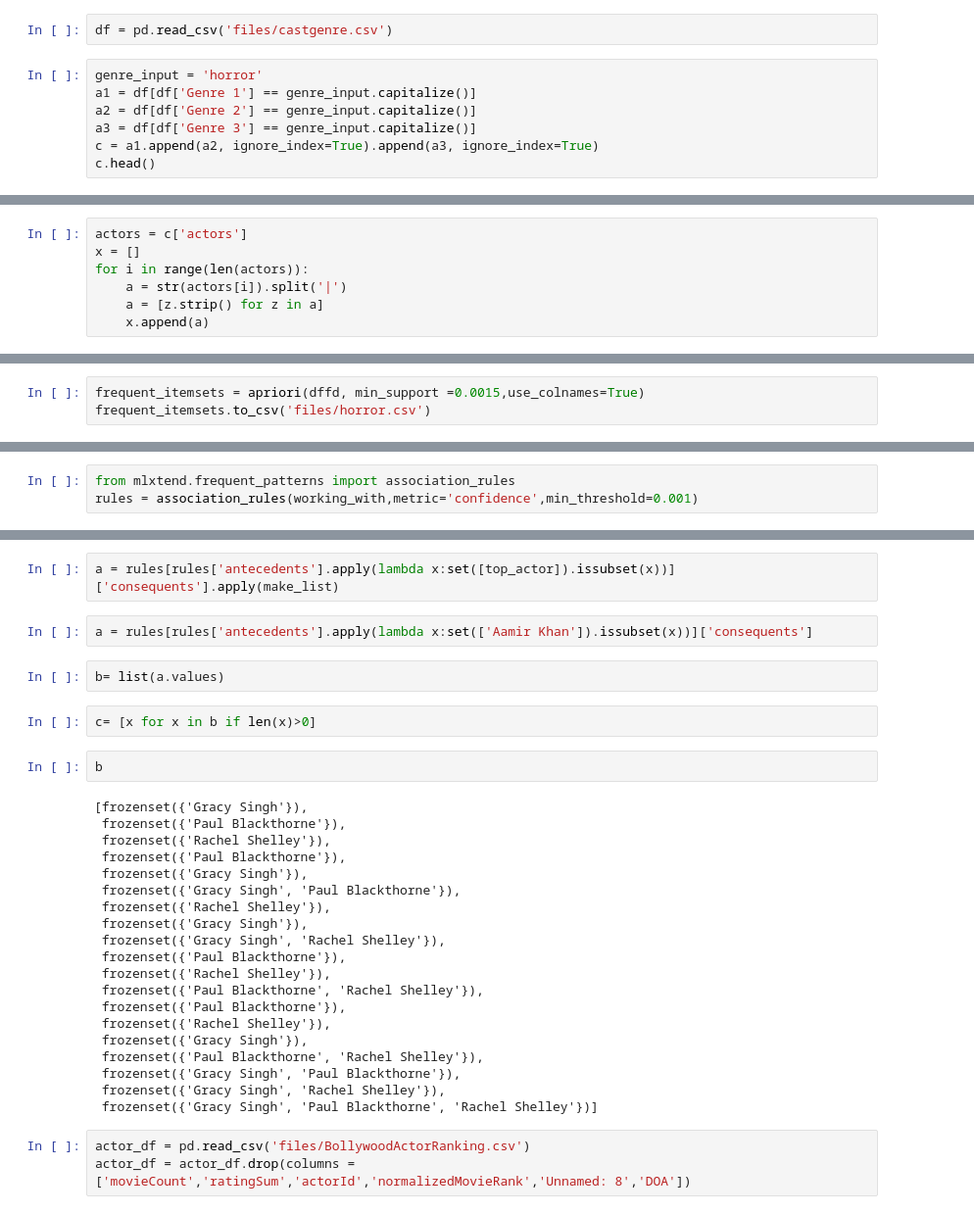
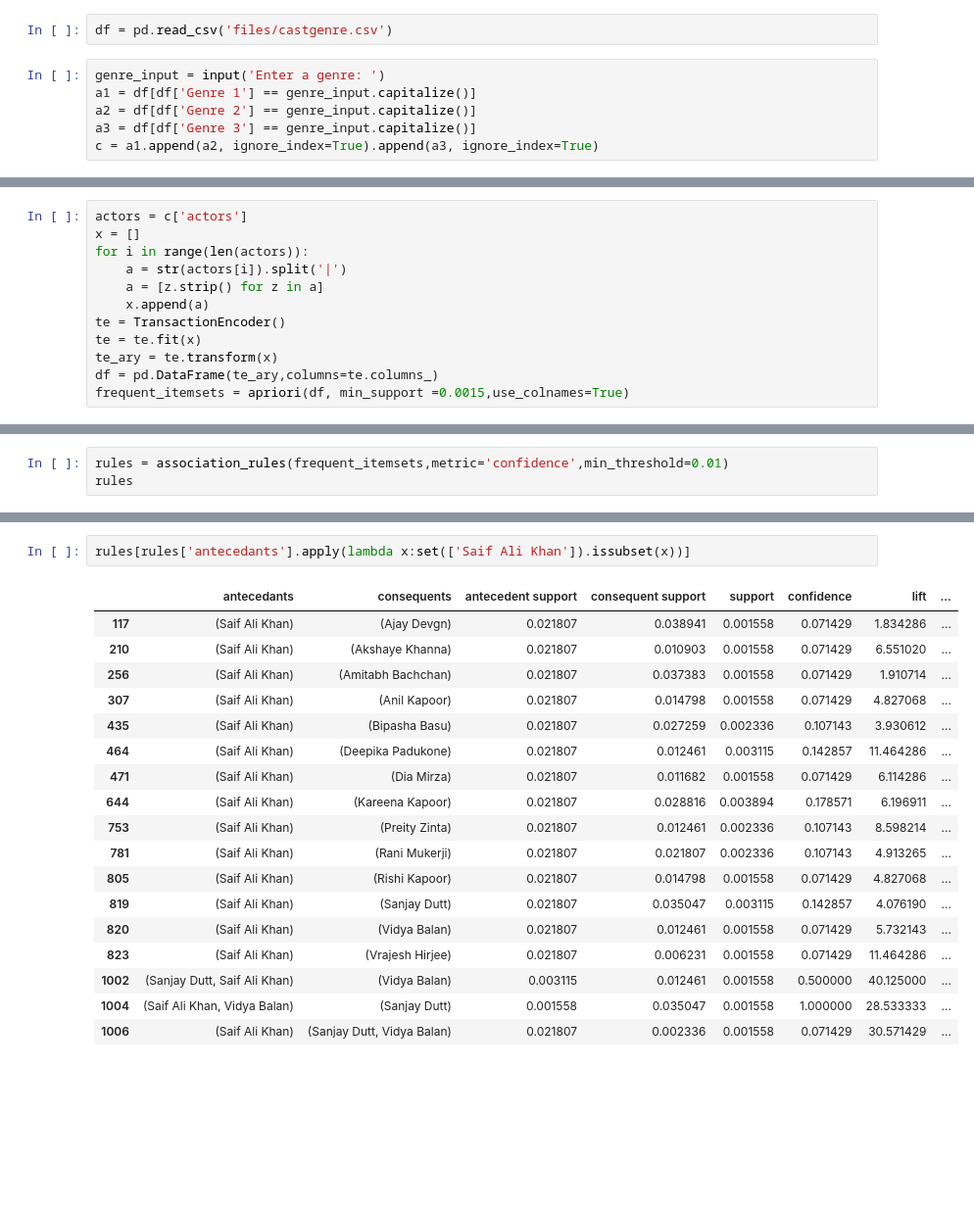
Before and after one commit to sanketsut/BE-Star-Cast-Recomm, a Jupyter notebook: Using apriori.ipynb, the cells around one changed output, grey strips where cells are left out. Shown at 98% size. Cells and saved outputs as stored; diff of their text form; blank space fills up the shorter version.

```diff
--- a/Using apriori.ipynb
+++ b/Using apriori.ipynb
@@ -8,10 +8,9 @@ from mlxtend.frequent_patterns import association_rules
 # %%
 df = pd.read_csv('files/castgenre.csv')
 # %%
-genre_input = 'horror'
+genre_input = input('Enter a genre: ')
 a1 = df[df['Genre 1'] == genre_input.capitalize()]
 a2 = df[df['Genre 2'] == genre_input.capitalize()]
 a3 = df[df['Genre 3'] == genre_input.capitalize()]
 c = a1.append(a2, ignore_index=True).append(a3, ignore_index=True)
-c.head()
 # %% [output]
@@ -28,3 +22,8 @@ for i in range(len(actors)):
     a = str(actors[i]).split('|')
     a = [z.strip() for z in a]
     x.append(a)
+te = TransactionEncoder()
+te = te.fit(x)
+te_ary = te.transform(x)
+df = pd.DataFrame(te_ary,columns=te.columns_)
+frequent_itemsets = apriori(df, min_support =0.0015,use_colnames=True)
@@ -42,3 +29,0 @@ def make_list(a):
-# %%
-frequent_itemsets = apriori(dffd, min_support =0.0015,use_colnames=True)
-frequent_itemsets.to_csv('files/horror.csv')
@@ -73,3 +30,3 @@ working_with['support'] = working_with['support'].apply(eval_func)
 # %%
-from mlxtend.frequent_patterns import association_rules
-rules = association_rules(working_with,metric='confidence',min_threshold=0.001)
+rules = association_rules(frequent_itemsets,metric='confidence',min_threshold=0.01)
+rules
@@ -97,33 +52,21 @@ rules
 # %%
-a = rules[rules['antecedents'].apply(lambda x:set([top_actor]).issubset(x))]['consequents'].apply(make_list)
+rules[rules['antecedants'].apply(lambda x:set(['Saif Ali Khan']).issubset(x))]
+# %% [output]
+|  | antecedants | consequents | antecedent support | consequent support | support | confidence | lift | ... |
+| 117 | (Saif Ali Khan) | (Ajay Devgn) | 0.021807 | 0.038941 | 0.001558 | 0.071429 | 1.834286 | ... |
+| 210 | (Saif Ali Khan) | (Akshaye Khanna) | 0.021807 | 0.010903 | 0.001558 | 0.071429 | 6.551020 | ... |
+| 256 | (Saif Ali Khan) | (Amitabh Bachchan) | 0.021807 | 0.037383 | 0.001558 | 0.071429 | 1.910714 | ... |
+| 307 | (Saif Ali Khan) | (Anil Kapoor) | 0.021807 | 0.014798 | 0.001558 | 0.071429 | 4.827068 | ... |
+| 435 | (Saif Ali Khan) | (Bipasha Basu) | 0.021807 | 0.027259 | 0.002336 | 0.107143 | 3.930612 | ... |
+| 464 | (Saif Ali Khan) | (Deepika Padukone) | 0.021807 | 0.012461 | 0.003115 | 0.142857 | 11.464286 | ... |
+| 471 | (Saif Ali Khan) | (Dia Mirza) | 0.021807 | 0.011682 | 0.001558 | 0.071429 | 6.114286 | ... |
+| 644 | (Saif Ali Khan) | (Kareena Kapoor) | 0.021807 | 0.028816 | 0.003894 | 0.178571 | 6.196911 | ... |
+| 753 | (Saif Ali Khan) | (Preity Zinta) | 0.021807 | 0.012461 | 0.002336 | 0.107143 | 8.598214 | ... |
+| 781 | (Saif Ali Khan) | (Rani Mukerji) | 0.021807 | 0.021807 | 0.002336 | 0.107143 | 4.913265 | ... |
+| 805 | (Saif Ali Khan) | (Rishi Kapoor) | 0.021807 | 0.014798 | 0.001558 | 0.071429 | 4.827068 | ... |
+| 819 | (Saif Ali Khan) | (Sanjay Dutt) | 0.021807 | 0.035047 | 0.003115 | 0.142857 | 4.076190 | ... |
+| 820 | (Saif Ali Khan) | (Vidya Balan) | 0.021807 | 0.012461 | 0.001558 | 0.071429 | 5.732143 | ... |
+| 823 | (Saif Ali Khan) | (Vrajesh Hirjee) | 0.021807 | 0.006231 | 0.001558 | 0.071429 | 11.464286 | ... |
+| 1002 | (Sanjay Dutt, Saif Ali Khan) | (Vidya Balan) | 0.003115 | 0.012461 | 0.001558 | 0.500000 | 40.125000 | ... |
+| 1004 | (Saif Ali Khan, Vidya Balan) | (Sanjay Dutt) | 0.001558 | 0.035047 | 0.001558 | 1.000000 | 28.533333 | ... |
+| 1006 | (Saif Ali Khan) | (Sanjay Dutt, Vidya Balan) | 0.021807 | 0.002336 | 0.001558 | 0.071429 | 30.571429 | ... |
-# %%
-a = rules[rules['antecedents'].apply(lambda x:set(['Aamir Khan']).issubset(x))]['consequents']
-# %%
-b= list(a.values)
-# %%
-c= [x for x in b if len(x)>0]
-# %%
-b
-# %% [output]
-[frozenset({'Gracy Singh'}),
- frozenset({'Paul Blackthorne'}),
- frozenset({'Rachel Shelley'}),
- frozenset({'Paul Blackthorne'}),
- frozenset({'Gracy Singh'}),
- frozenset({'Gracy Singh', 'Paul Blackthorne'}),
- frozenset({'Rachel Shelley'}),
- frozenset({'Gracy Singh'}),
- frozenset({'Gracy Singh', 'Rachel Shelley'}),
- frozenset({'Paul Blackthorne'}),
- frozenset({'Rachel Shelley'}),
- frozenset({'Paul Blackthorne', 'Rachel Shelley'}),
- frozenset({'Paul Blackthorne'}),
- frozenset({'Rachel Shelley'}),
- frozenset({'Gracy Singh'}),
- frozenset({'Paul Blackthorne', 'Rachel Shelley'}),
- frozenset({'Gracy Singh', 'Paul Blackthorne'}),
- frozenset({'Gracy Singh', 'Rachel Shelley'}),
- frozenset({'Gracy Singh', 'Paul Blackthorne', 'Rachel Shelley'})]
-# %%
-actor_df = pd.read_csv('files/BollywoodActorRanking.csv')
-actor_df = actor_df.drop(columns = ['movieCount','ratingSum','actorId','normalizedMovieRank','Unnamed: 8','DOA'])
```
Also changed, not shown: parts of 23 cells of this notebook, 9 other files.
